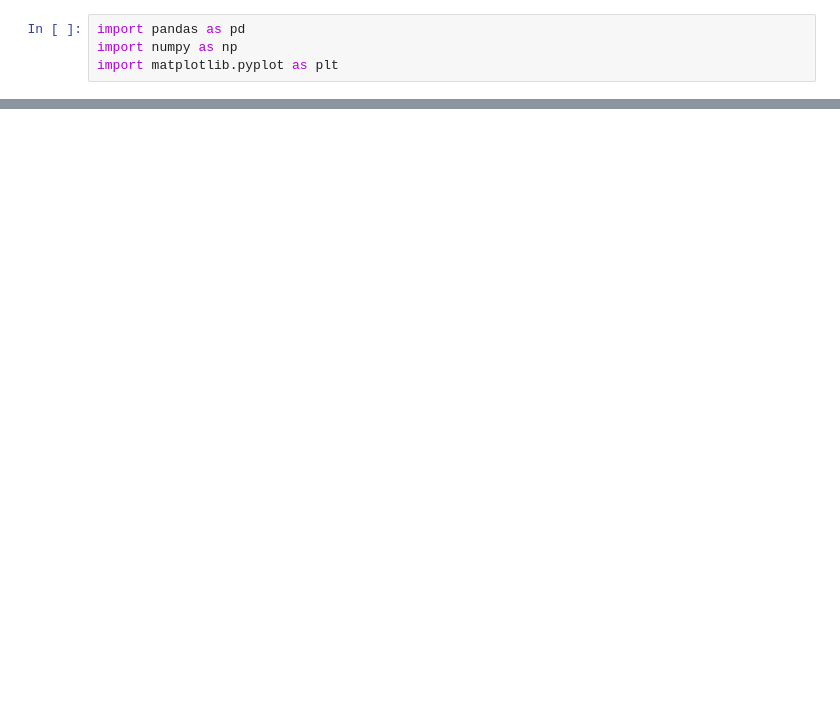
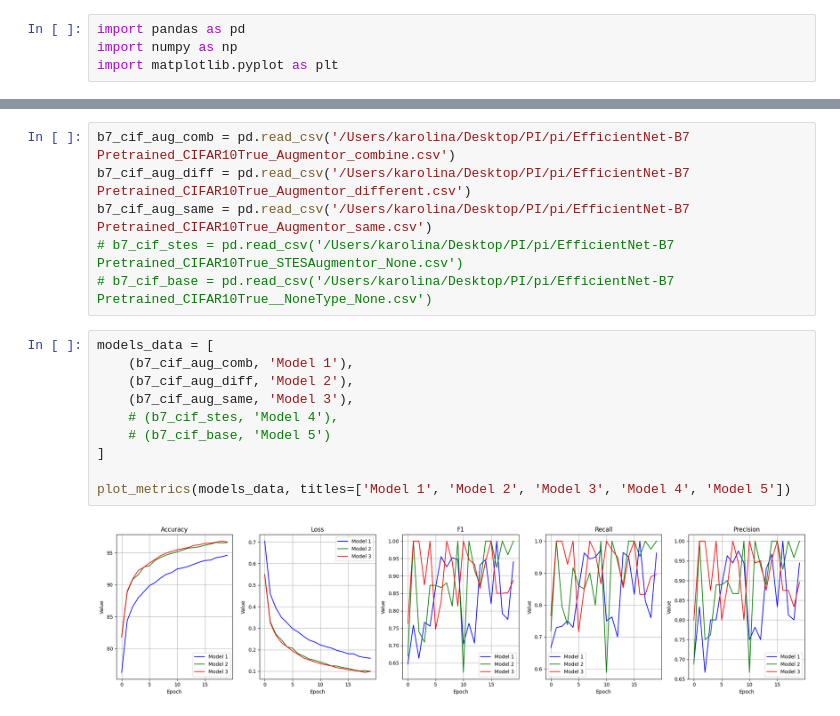
Before and after one commit to kaminskaz/Projekt-Interdyscyplinarny, a Jupyter notebook: code/test_notebooks/visualizations_ugly.ipynb, the cells around one changed output, grey strips where cells are left out. Drawn from its saved outputs; the diff is of its cells as text; blank space fills up the shorter version.

```diff
--- a/code/test_notebooks/visualizations_ugly.ipynb
+++ b/code/test_notebooks/visualizations_ugly.ipynb
@@ -61,0 +65,18 @@ plot_metrics(models_data, titles=['Model 1', 'Model 2', 'Model 3', 'Model 4'])
+# %%
+b7_cif_aug_comb = pd.read_csv('/Users/karolina/Desktop/PI/pi/EfficientNet-B7 Pretrained_CIFAR10True_Augmentor_combine.csv')
+b7_cif_aug_diff = pd.read_csv('/Users/karolina/Desktop/PI/pi/EfficientNet-B7 Pretrained_CIFAR10True_Augmentor_different.csv')
+b7_cif_aug_same = pd.read_csv('/Users/karolina/Desktop/PI/pi/EfficientNet-B7 Pretrained_CIFAR10True_Augmentor_same.csv')
+# b7_cif_stes = pd.read_csv('/Users/karolina/Desktop/PI/pi/EfficientNet-B7 Pretrained_CIFAR10True_STESAugmentor_None.csv')
+# b7_cif_base = pd.read_csv('/Users/karolina/Desktop/PI/pi/EfficientNet-B7 Pretrained_CIFAR10True__NoneType_None.csv')
+# %%
+models_data = [
+    (b7_cif_aug_comb, 'Model 1'),
+    (b7_cif_aug_diff, 'Model 2'),
+    (b7_cif_aug_same, 'Model 3'),
+    # (b7_cif_stes, 'Model 4'),
+    # (b7_cif_base, 'Model 5')
+]
+
+plot_metrics(models_data, titles=['Model 1', 'Model 2', 'Model 3', 'Model 4', 'Model 5'])
+# %% [output]
+[figure, added]
```
Also changed, not shown: parts of 10 cells of this notebook.
